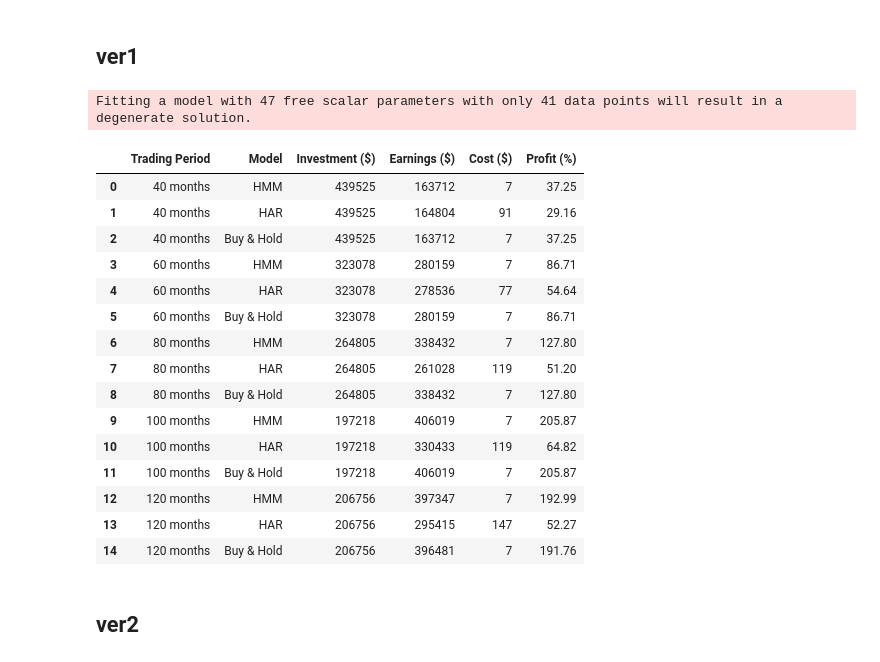
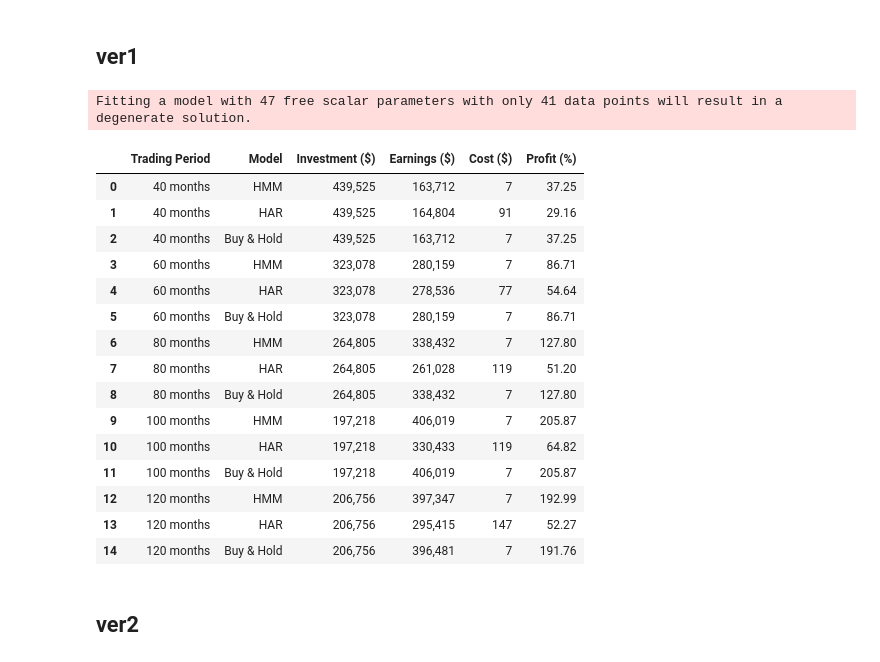
Before and after one commit to rinaaro/TS-project---HMM, a Jupyter notebook: Replication.ipynb, the cells around one changed output. Saved outputs shown, nothing was run; the diff lists cells and outputs as text; code cells hidden in the pictures.

```diff
--- a/Replication.ipynb
+++ b/Replication.ipynb
@@ -611,50 +611,50 @@ for result in results:
         "Trading Period": f"{period} months",
         "Model": "HAR",
         "Investment ($)": har_result["Investment"],
         "Earnings ($)": har_result["Earnings"],
         "Cost ($)": har_result["Cost"],
         "Profit (%)": har_result["Profit (%)"]
     })
 
     # Append Buy & Hold result
     formatted_results.append({
         "Trading Period": f"{period} months",
         "Model": "Buy & Hold",
         "Investment ($)": buy_hold_result["Investment"],
         "Earnings ($)": buy_hold_result["Earnings"],
         "Cost ($)": buy_hold_result["Cost"],
         "Profit (%)": buy_hold_result["Profit (%)"]
     })
 
 # Convert the list of results into a DataFrame
 formatted_df = pd.DataFrame(formatted_results)
 formatted_df['Profit (%)'] = formatted_df['Profit (%)'].round(2)
-formatted_df['Investment ($)'] = formatted_df['Investment ($)'].astype(int)
-formatted_df['Earnings ($)'] = formatted_df['Earnings ($)'].astype(int)
+formatted_df['Investment ($)'] = formatted_df['Investment ($)'].astype(int).apply(lambda x: f"{x:,}")
+formatted_df['Earnings ($)'] = formatted_df['Earnings ($)'].astype(int).apply(lambda x: f"{x:,}")
 
 results_tex = formatted_df.to_latex(index=False, float_format="%.2f")
 with open("trading1.tex", "w") as file:
     file.write(results_tex)
 
 formatted_df
 # %% [output]
 Fitting a model with 47 free scalar parameters with only 41 data points will result in a degenerate solution.
 |  | Trading Period | Model | Investment ($) | Earnings ($) | Cost ($) | Profit (%) |
-| 0 | 40 months | HMM | 439525 | 163712 | 7 | 37.25 |
-| 1 | 40 months | HAR | 439525 | 164804 | 91 | 29.16 |
-| 2 | 40 months | Buy & Hold | 439525 | 163712 | 7 | 37.25 |
-| 3 | 60 months | HMM | 323078 | 280159 | 7 | 86.71 |
-| 4 | 60 months | HAR | 323078 | 278536 | 77 | 54.64 |
-| 5 | 60 months | Buy & Hold | 323078 | 280159 | 7 | 86.71 |
-| 6 | 80 months | HMM | 264805 | 338432 | 7 | 127.80 |
-| 7 | 80 months | HAR | 264805 | 261028 | 119 | 51.20 |
-| 8 | 80 months | Buy & Hold | 264805 | 338432 | 7 | 127.80 |
-| 9 | 100 months | HMM | 197218 | 406019 | 7 | 205.87 |
-| 10 | 100 months | HAR | 197218 | 330433 | 119 | 64.82 |
-| 11 | 100 months | Buy & Hold | 197218 | 406019 | 7 | 205.87 |
-| 12 | 120 months | HMM | 206756 | 397347 | 7 | 192.99 |
-| 13 | 120 months | HAR | 206756 | 295415 | 147 | 52.27 |
-| 14 | 120 months | Buy & Hold | 206756 | 396481 | 7 | 191.76 |
+| 0 | 40 months | HMM | 439,525 | 163,712 | 7 | 37.25 |
+| 1 | 40 months | HAR | 439,525 | 164,804 | 91 | 29.16 |
+| 2 | 40 months | Buy & Hold | 439,525 | 163,712 | 7 | 37.25 |
+| 3 | 60 months | HMM | 323,078 | 280,159 | 7 | 86.71 |
+| 4 | 60 months | HAR | 323,078 | 278,536 | 77 | 54.64 |
+| 5 | 60 months | Buy & Hold | 323,078 | 280,159 | 7 | 86.71 |
+| 6 | 80 months | HMM | 264,805 | 338,432 | 7 | 127.80 |
+| 7 | 80 months | HAR | 264,805 | 261,028 | 119 | 51.20 |
+| 8 | 80 months | Buy & Hold | 264,805 | 338,432 | 7 | 127.80 |
+| 9 | 100 months | HMM | 197,218 | 406,019 | 7 | 205.87 |
+| 10 | 100 months | HAR | 197,218 | 330,433 | 119 | 64.82 |
+| 11 | 100 months | Buy & Hold | 197,218 | 406,019 | 7 | 205.87 |
+| 12 | 120 months | HMM | 206,756 | 397,347 | 7 | 192.99 |
+| 13 | 120 months | HAR | 206,756 | 295,415 | 147 | 52.27 |
+| 14 | 120 months | Buy & Hold | 206,756 | 396,481 | 7 | 191.76 |
 # %% [markdown]
 ## ver2
 # %% [raw]
```
